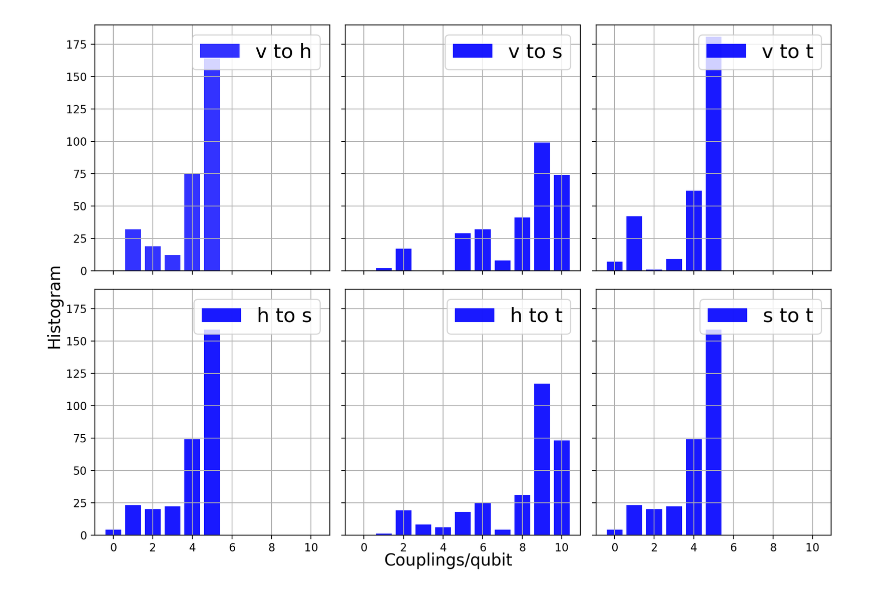
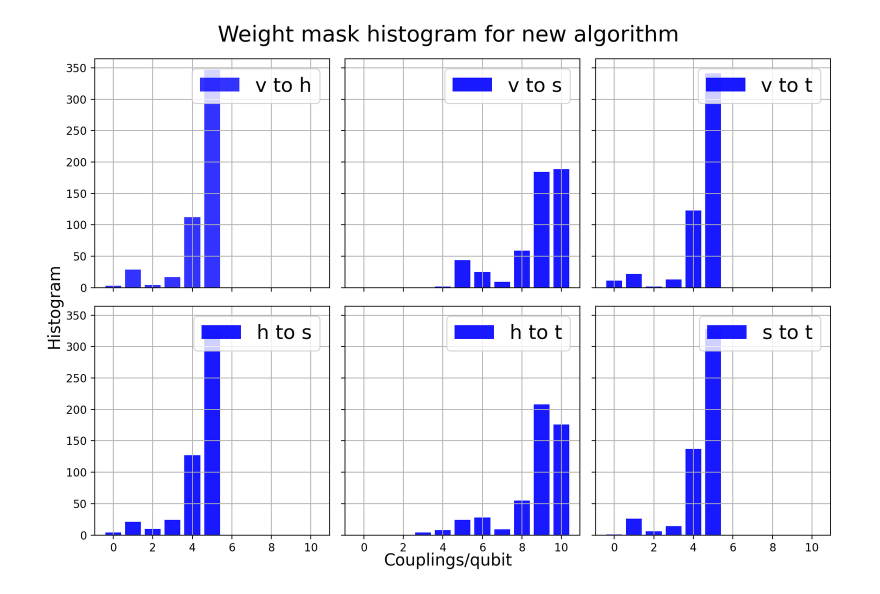
Before and after one commit to QaloSim/CaloQuVAE, a Jupyter notebook: nb.ipynb, the cells around one changed output. Saved outputs shown, nothing was run; the diff lists cells and outputs as text; code cells hidden in the pictures.

```diff
--- a/nb.ipynb
+++ b/nb.ipynb
@@ -87,4 +68,5 @@ from model.rbm.zephyr import ZephyrRBM
 # %%
-config.rbm.latent_nodes_per_p=302
-self = ZephyrRBM(config,0)
+config.rbm.latent_nodes_per_p=512
+new = ZephyrRBM(config)
+old = ZephyrRBM_Old(config)
 # %% [output]
@@ -96,49 +90,55 @@ self = ZephyrRBM(config,0)
 # %%
 binwidth = 1.0
-data = {}
-for key in self.weight_dict.keys():
+new_data, old_data = {}, {}
+for key in new.weight_dict.keys():
     # data[key] = engine.model.prior.weight_dict[key].sign().abs().sum(dim=0).detach().cpu().numpy()
-    data[key] = self._weight_mask_dict[key].abs().sum(dim=0).cpu().numpy()
+    new_data[key] = new._weight_mask_dict[key].abs().sum(dim=0).cpu().numpy()
+for key in old.weight_dict.keys():
+    old_data[key] = old._weight_mask_dict[key].abs().sum(dim=0).cpu().numpy()
 # %%
-# Create 2x2 grid of subplots
-fig, axs = plt.subplots(2, 3, figsize=(10, 7), sharey=True, sharex=True, tight_layout=True)  # 2x2 grid, figure size 10x10
-fig.text(0.5, 0.0, 'Couplings/qubit', ha='center', fontsize=15)
-fig.text(0.0, 0.4, 'Histogram', rotation=90, ha='center', fontsize=15)
+def plot_weights(data, label):
+    # Create 2x2 grid of subplots
+    fig, axs = plt.subplots(2, 3, figsize=(10, 7), sharey=True, sharex=True, tight_layout=True)  # 2x2 grid, figure size 10x10
+    fig.text(0.5, 0.0, 'Couplings/qubit', ha='center', fontsize=15)
+    fig.text(0.0, 0.4, 'Histogram', rotation=90, ha='center', fontsize=15)
 
-# Plot data on each subplot
-labels, counts = np.unique(data['01'], return_counts=True)
-axs[0,0].bar(labels, counts, align='center', color="b", alpha=0.8)
-# axs[0, 0].hist(data['01'], bins=np.arange(min(data['01']), max(data['01']) + binwidth, binwidth), histtype='stepfilled', linewidth=2.5, color="b", alpha=0.7, align='center')
-axs[0,0].grid("True")
-axs[0,0].legend(["v to h"], fontsize=18)
+    # Plot data on each subplot
+    labels, counts = np.unique(data['01'], return_counts=True)
+    axs[0,0].bar(labels, counts, align='center', color="b", alpha=0.8)
+    # axs[0, 0].hist(data['01'], bins=np.arange(min(data['01']), max(data['01']) + binwidth, binwidth), histtype='stepfilled', linewidth=2.5, color="b", alpha=0.7, align='center')
+    axs[0,0].grid("True")
+    axs[0,0].legend(["v to h"], fontsize=18)
 
-labels, counts = np.unique(data['02'], return_counts=True)
-axs[0,1].bar(labels, counts, align='center', color="b", alpha=0.9)
-axs[0,1].grid("True")
-axs[0,1].legend(["v to s"], fontsize=18)
+    labels, counts = np.unique(data['02'], return_counts=True)
+    axs[0,1].bar(labels, counts, align='center', color="b", alpha=0.9)
+    axs[0,1].grid("True")
+    axs[0,1].legend(["v to s"], fontsize=18)
 
-labels, counts = np.unique(data['03'], return_counts=True)
-axs[0,2].bar(labels, counts, align='center', color="b", alpha=0.9)
-axs[0,2].grid("True")
-axs[0,2].legend(["v to t"], fontsize=18)
+    labels, counts = np.unique(data['03'], return_counts=True)
+    axs[0,2].bar(labels, counts, align='center', color="b", alpha=0.9)
+    axs[0,2].grid("True")
+    axs[0,2].legend(["v to t"], fontsize=18)
 
-labels, counts = np.unique(data['12'], return_counts=True)
-axs[1,0].bar(labels, counts, align='center', color="b", alpha=0.9)
-axs[1,0].grid("True")
-axs[1,0].legend(["h to s"], fontsize=18)
+    labels, counts = np.unique(data['12'], return_counts=True)
+    axs[1,0].bar(labels, counts, align='center', color="b", alpha=0.9)
+    axs[1,0].grid("True")
+    axs[1,0].legend(["h to s"], fontsize=18)
 
-labels, counts = np.unique(data['13'], return_counts=True)
-axs[1,1].bar(labels, counts, align='center', color="b", alpha=0.9)
-axs[1,1].grid("True")
-axs[1,1].legend(["h to t"], fontsize=18)
+    labels, counts = np.unique(data['13'], return_counts=True)
+    axs[1,1].bar(labels, counts, align='center', color="b", alpha=0.9)
+    axs[1,1].grid("True")
+    axs[1,1].legend(["h to t"], fontsize=18)
 
-labels, counts = np.unique(data['12'], return_counts=True)
-axs[1,2].bar(labels, counts, align='center', color="b", alpha=0.9)
-axs[1,2].grid("True")
-axs[1,2].legend(["s to t"], fontsize=18)
+    labels, counts = np.unique(data['23'], return_counts=True)
+    axs[1,2].bar(labels, counts, align='center', color="b", alpha=0.9)
+    axs[1,2].grid("True")
+    axs[1,2].legend(["s to t"], fontsize=18)
 
-# plt.savefig(f'/home/javier/Projects/CaloQVAE/figs/weights_plot_zephyr.png', bbox_inches="tight")
+    # plt.savefig(f'/home/javier/Projects/CaloQVAE/figs/weights_plot_zephyr.png', bbox_inches="tight")
+    plt.suptitle(f"Weight mask histogram for {label}", fontsize=20)
 
-plt.show()
+    plt.show()
+plot_weights(new_data, "new algorithm")
+plot_weights(old_data, "old algorithm")
 # %% [output]
-[figure, old version]
+[figure, new version]
```
Also changed, not shown: parts of 8 cells of this notebook, 2 other files.
